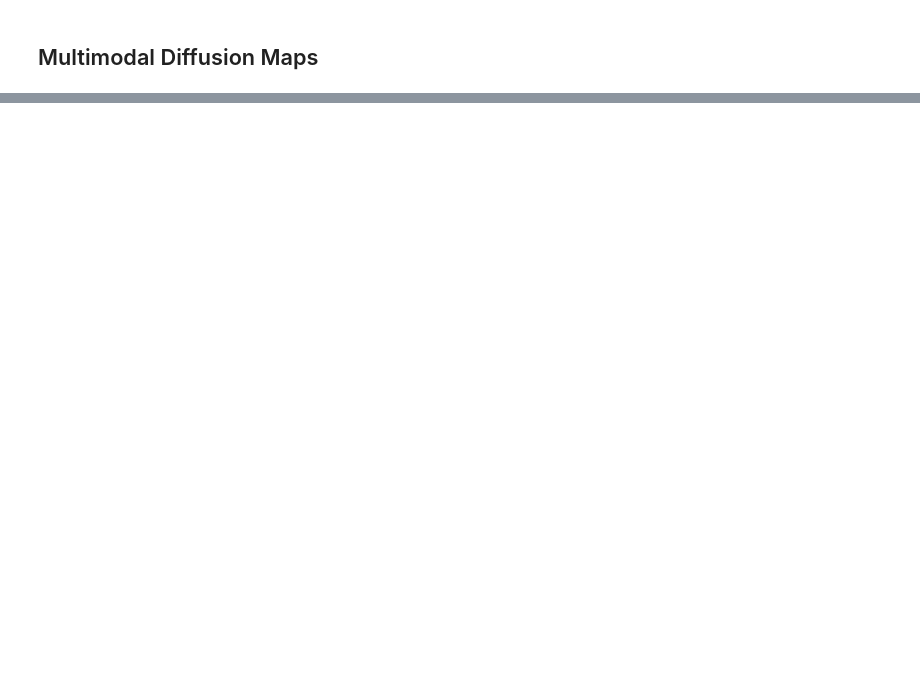
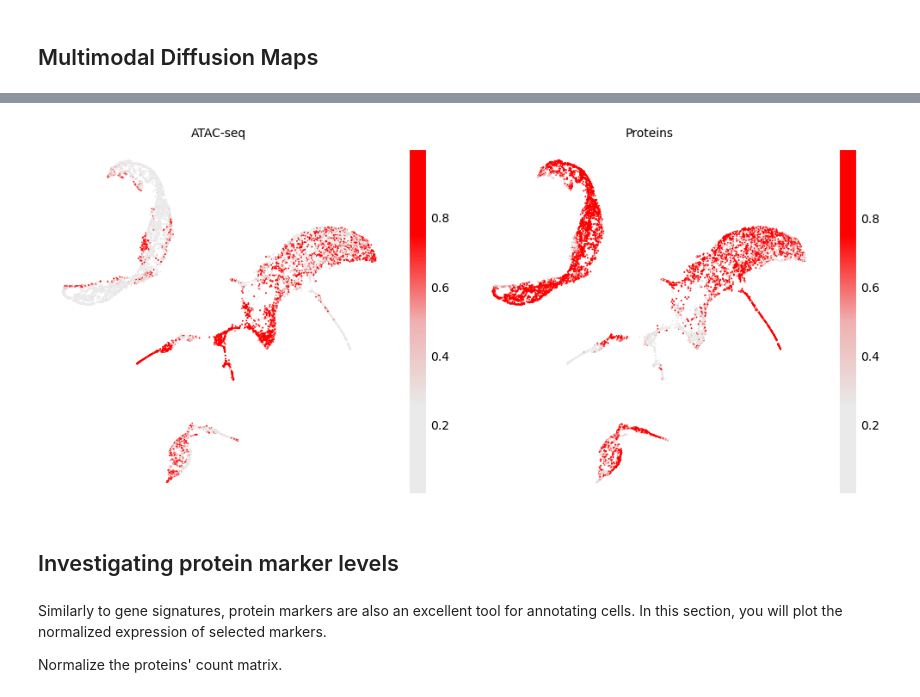
Before and after one commit to TabakaLab/ocelli, a Jupyter notebook: docs/source/notebooks/human-bone-marrow.ipynb, the cells around one changed output, grey strips where cells are left out. Cells and saved outputs as stored; diff of their text form; code cells hidden in the pictures; blank space fills up the shorter version.

```diff
--- a/docs/source/notebooks/human-bone-marrow.ipynb
+++ b/docs/source/notebooks/human-bone-marrow.ipynb
@@ -97,0 +11,9 @@ Import Ocelli, set a seed for reproducible results and calculate ATAC-seq topics
+# %%
+import anndata as ad
+from os.path import join
+
+# a path to the folder with data
+source_path = './'
+atacseq = ad.read_h5ad(join(source_path, 'human_bone_marrow_ATACseq.h5ad'))
+
+atacseq
@@ -415,0 +171,16 @@ The highest-scoring topics relate to T cells, B cells, and monocytes.
+# %%
+from matplotlib.colors import LinearSegmentedColormap
+
+weights_cmap = LinearSegmentedColormap.from_list(
+    'custom', ['#eaeaea', '#eaeaea', '#efb0b0', '#ff0000', '#ff0000'], N=256)
+
+oci.pl.scatter(adata, x='X_umap', c='weights', cmap=weights_cmap, markersize=2,
+               fontsize=10, figsize=(10, 6))
+# %% [output]
+[figure, added]
+# %% [markdown]
+## Investigating protein marker levels
+# %% [markdown]
+Similarly to gene signatures, protein markers are also an excellent tool for annotating cells. In this section, you will plot the normalized expression of selected markers.
+
+Normalize the proteins' count matrix.
```
Also changed, not shown: parts of 101 cells of this notebook, 3 other files.
